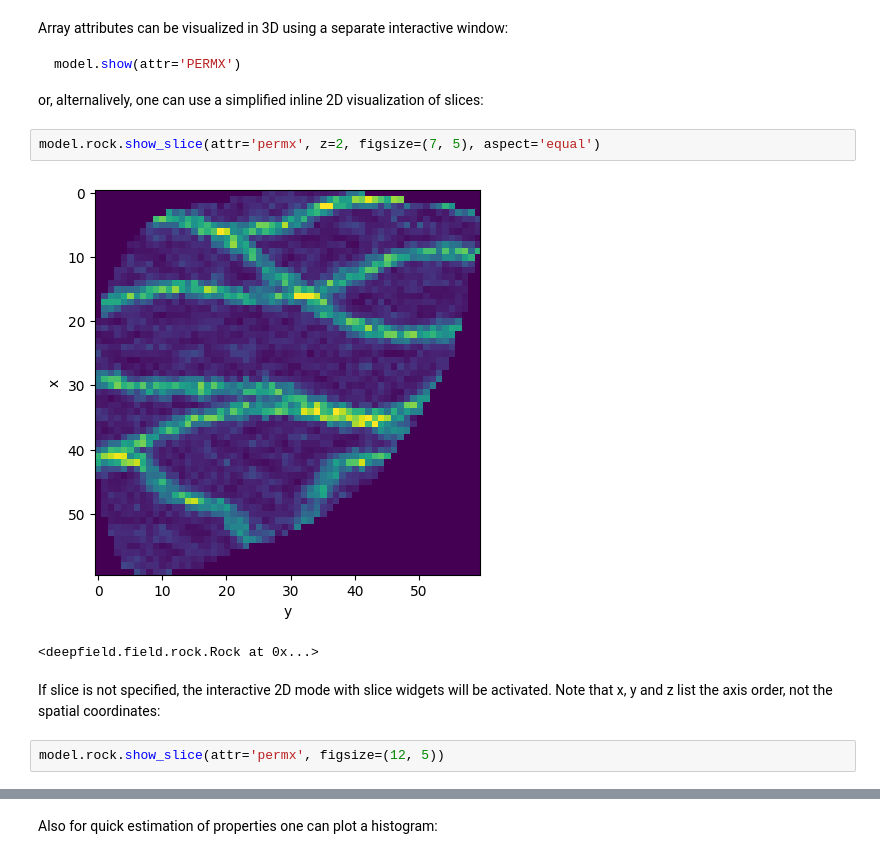
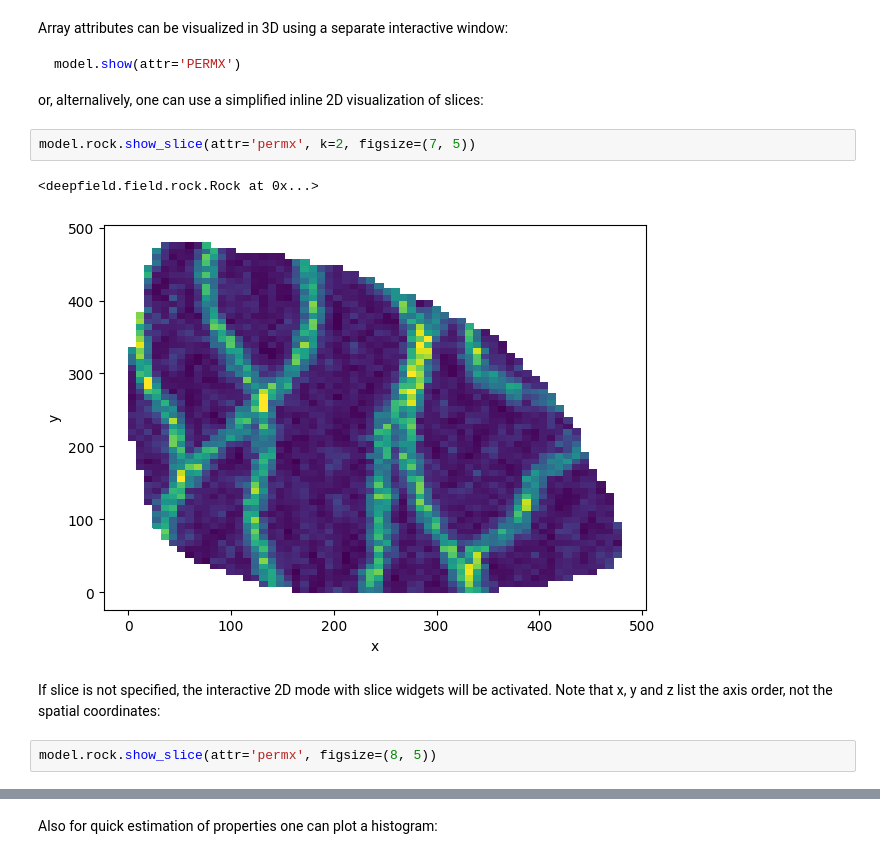
Before and after one commit to deepfield-team/DeepField, a Jupyter notebook: tutorials/03.Rock_and_States.ipynb, the cells around one changed output, grey strips where cells are left out. Saved outputs shown, nothing was run; the diff lists cells and outputs as text.

````diff
--- a/tutorials/03.Rock_and_States.ipynb
+++ b/tutorials/03.Rock_and_States.ipynb
@@ -93,12 +93,12 @@ model.show(attr='PERMX')
 ```
 or, alternalively, one can use a simplified inline 2D visualization of slices:
 # %%
-model.rock.show_slice(attr='permx', z=2, figsize=(7, 5), aspect='equal')
+model.rock.show_slice(attr='permx', k=2, figsize=(7, 5))
 # %% [output]
+<deepfield.field.rock.Rock at 0x...>
-[figure, old version]
+[figure, new version]
-<deepfield.field.rock.Rock at 0x...>
 # %% [markdown]
 If slice is not specified, the interactive 2D mode with slice widgets will be activated. Note that x, y and z list the axis order, not the spatial coordinates:
 # %%
-model.rock.show_slice(attr='permx', figsize=(12, 5))
+model.rock.show_slice(attr='permx', figsize=(8, 5))
 # %% [markdown]
````
Also changed, not shown: parts of 6 cells of this notebook, 1 other file.
